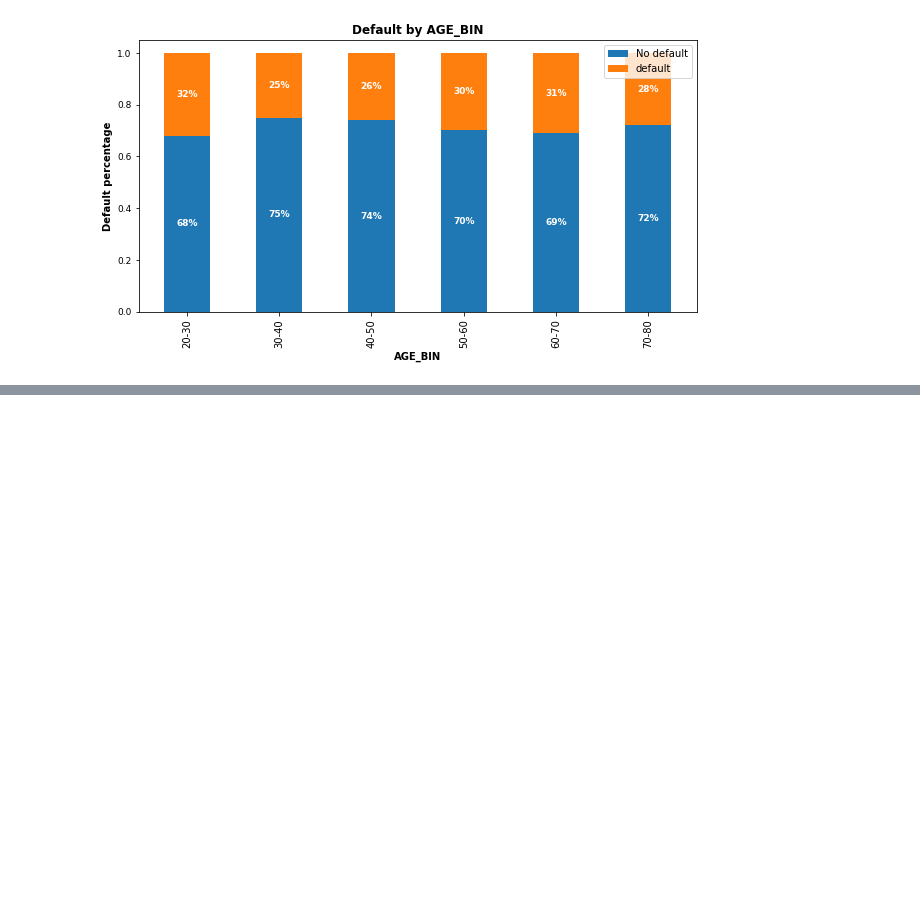
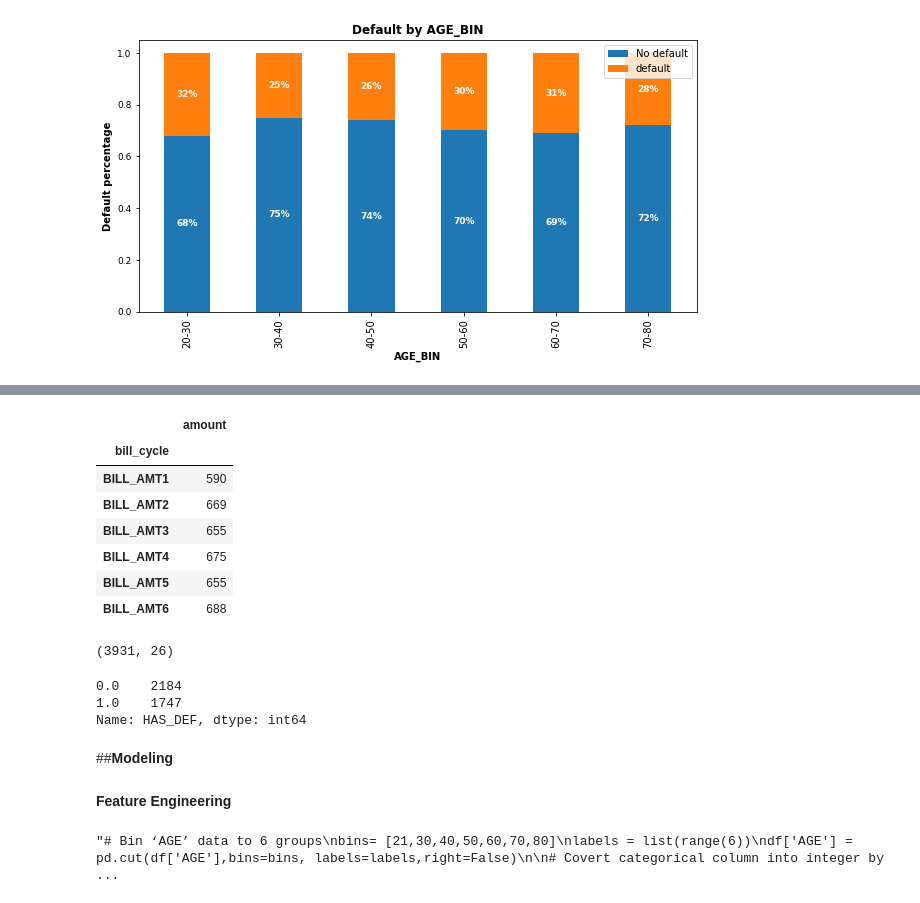
Before and after one commit to techsidh/credit-card-default-prediction, a Jupyter notebook: Credit_Card_Default_PredictioN.ipynb, the cells around one changed output, grey strips where cells are left out. Drawn from its saved outputs; the diff is of its cells as text; code cells hidden in the pictures; blank space fills up the shorter version.

```diff
--- a/Credit_Card_Default_PredictioN.ipynb
+++ b/Credit_Card_Default_PredictioN.ipynb
@@ -425,0 +460,50 @@ create_stacked_bar('AGE_BIN')
+# %%
+# How many bills have negative amount?
+# There are 3932 bills with negative amounts, each month has 599-688 records
+
+bill_melt = pd.melt(bill, var_name = 'bill_cycle',value_name = 'amount')
+neg_bill = bill_melt[bill_melt['amount']<0]
+neg_bill.groupby('bill_cycle').count()
+# %% [output]
+|  | amount |
+| bill_cycle |  |
+| BILL_AMT1 | 590 |
+| BILL_AMT2 | 669 |
+| BILL_AMT3 | 655 |
+| BILL_AMT4 | 675 |
+| BILL_AMT5 | 655 |
+| BILL_AMT6 | 688 |
+# %%
+# Is there any bill amount that is greater than credit limit?
+
+condition1 = df['BILL_AMT1'] > df['LIMIT_BAL']
+condition2 = df['BILL_AMT2'] > df['LIMIT_BAL']
+condition3 = df['BILL_AMT3'] > df['LIMIT_BAL']
+condition4 = df['BILL_AMT4'] > df['LIMIT_BAL']
+condition5 = df['BILL_AMT5'] > df['LIMIT_BAL']
+condition6 = df['BILL_AMT6'] > df['LIMIT_BAL']
+
+large_bill = df[condition1 | condition2 |condition3 | condition4 | condition5 | condition6]
+large_bill.shape
+# %% [output]
+(3931, 26)
+# %%
+large_bill["HAS_DEF"].value_counts()
+# %% [output]
+0.0    2184
+1.0    1747
+Name: HAS_DEF, dtype: int64
+# %% [markdown]
+##**Modeling**
+# %% [markdown]
+ **Feature Engineering**
+# %%
+'''# Bin ‘AGE’ data to 6 groups
+bins= [21,30,40,50,60,70,80]
+labels = list(range(6))
+df['AGE'] = pd.cut(df['AGE'],bins=bins, labels=labels,right=False)
+
+# Covert categorical column into integer by extracting the code of the categories
+df.AGE = df.AGE.cat.codes'''
+# %% [output]
+"# Bin ‘AGE’ data to 6 groups\nbins= [21,30,40,50,60,70,80]\nlabels = list(range(6))\ndf['AGE'] = pd.cut(df['AGE'],bins=bins, labels=labels,right=False)\n\n# Covert categorical column into integer by  ...
```
Also changed, not shown: parts of 3 cells of this notebook.
